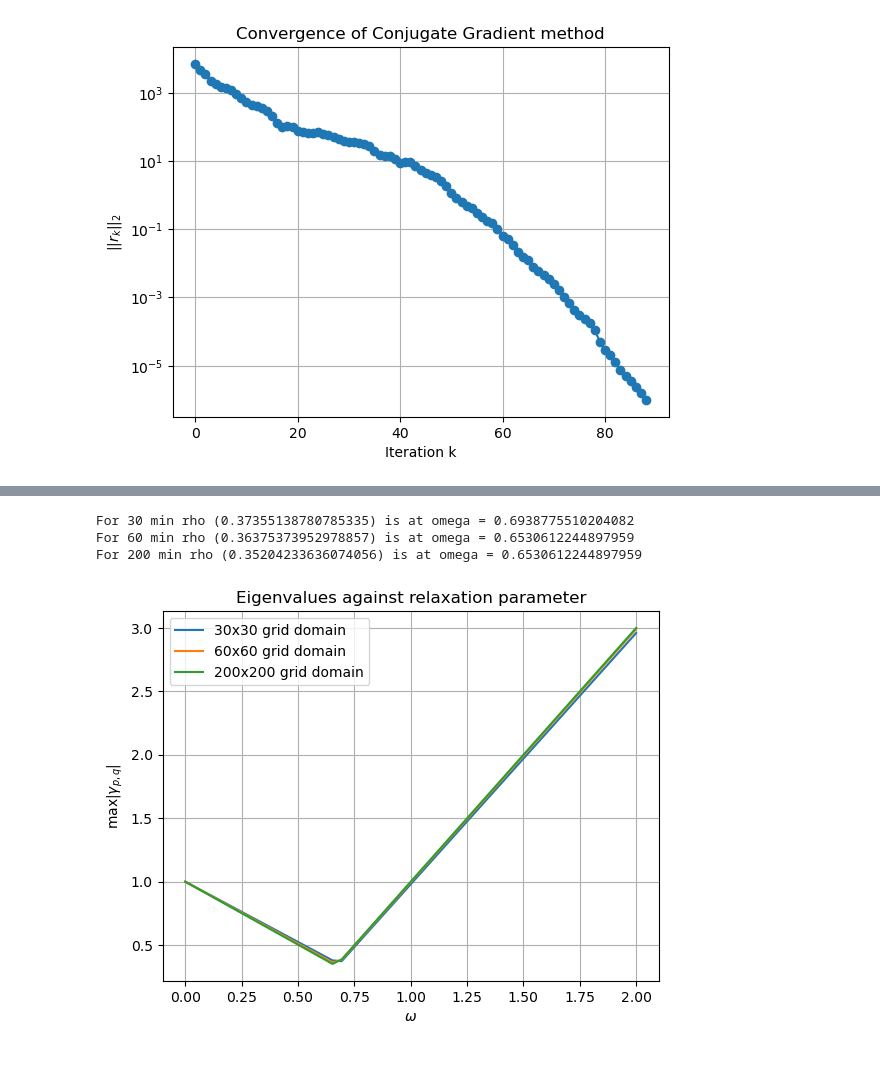
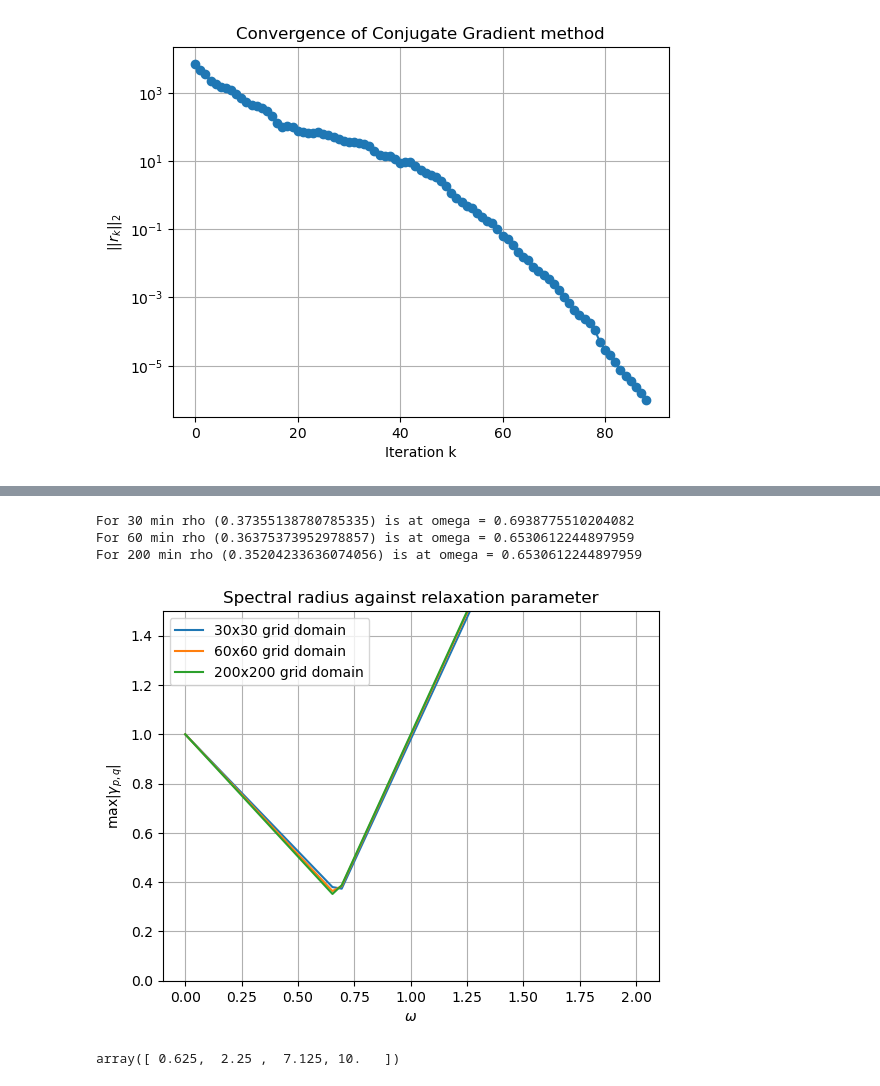
Before and after one commit to Maastrup/02687-SciFi-Computing, a Jupyter notebook: Assignment 1/Exercise3_KJ.ipynb, the cells around one changed output, grey strips where cells are left out. Saved outputs shown, nothing was run; the diff lists cells and outputs as text; code cells hidden in the pictures.

```diff
--- a/Assignment 1/Exercise3_KJ.ipynb
+++ b/Assignment 1/Exercise3_KJ.ipynb
@@ -114,34 +125,27 @@ def gamma(eigen_part, omegas):
     return g
 
     # return np.ones_like(omegas) - omegas + omegas * eigen_part
-# %%
-omega = np.linspace(0, 2, 50)
-m = 10
-h = 1 / (m + 1)
-p = np.arange(m//2, m)
-q = np.arange(m//2, m)
-P, Q = np.meshgrid(p, q)
-ep = eigen_part(h, P, Q)
 # %%
 omega = np.linspace(0, 2, 50)
 for m in [30, 60, 200]:
     h = 1 / (m + 1)
     p = np.arange(m//2, m)
     q = np.arange(m//2, m)
     P, Q = np.meshgrid(p, q)
     ep = eigen_part(h, P, Q)
     max_gamma_at_w = np.max(np.abs(gamma(ep, omega)), axis=(1,2))
     print(f"For {m} min rho ({np.min(max_gamma_at_w)}) is at omega = {omega[np.argmin(max_gamma_at_w)]}")
     plt.plot(omega, max_gamma_at_w, label=f"{m}x{m} grid domain")
 
 plt.xlabel(r'$\omega$')
 plt.ylabel(r'$\max |\gamma_{p,q}|$')
+plt.ylim(0, 1.5)
 plt.grid()
 plt.title('Spectral radius against relaxation parameter')
 plt.legend()
 plt.show()
 # %% [output]
 For 30 min rho (0.37355138780785335) is at omega = 0.6938775510204082
 For 60 min rho (0.36375373952978857) is at omega = 0.6530612244897959
 For 200 min rho (0.35204233636074056) is at omega = 0.6530612244897959
-[figure, old version]
+[figure, new version]
@@ -147,0 +186,6 @@ For 200 min rho (0.35204233636074056) is at omega = 0.6530612244897959
+# %%
+m = 4
+U = np.arange(m**2)
+coarsen(U, m)
+# %% [output]
+array([ 0.625,  2.25 ,  7.125, 10.   ])
```
Also changed, not shown: parts of 2 cells of this notebook.
